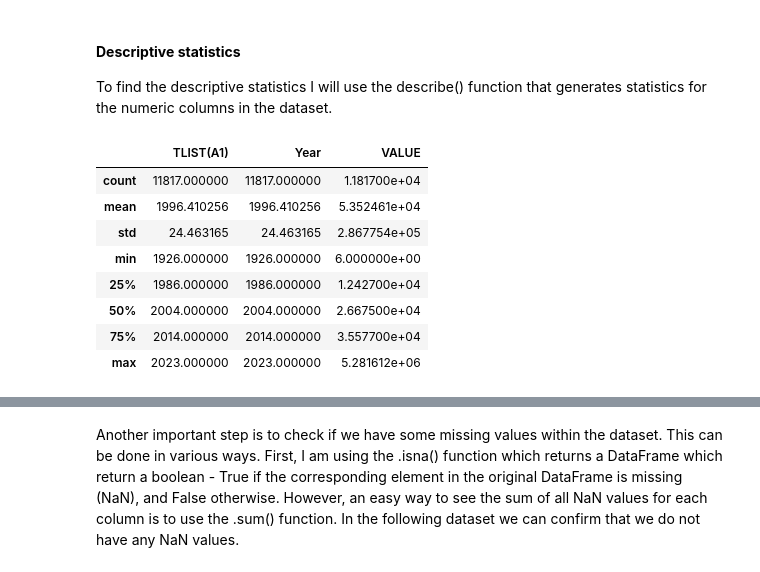
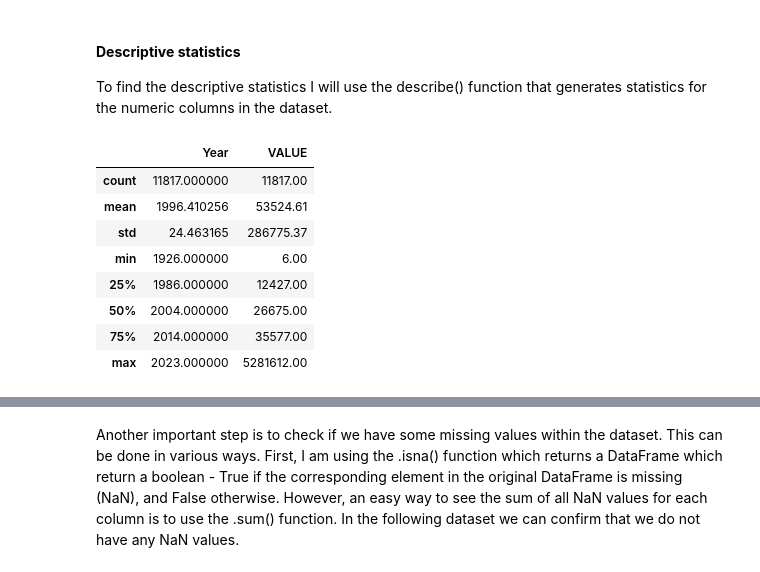
Before and after one commit to mkoleva0/DataAnalytics_CA1, a Jupyter notebook: CA1_Data_Prep_V4.ipynb, the cells around one changed output, grey strips where cells are left out. Saved outputs shown, nothing was run; the diff lists cells and outputs as text; code cells hidden in the pictures.

```diff
--- a/CA1_Data_Prep_V4.ipynb
+++ b/CA1_Data_Prep_V4.ipynb
@@ -32,6 +33,9 @@ def millions_formatter(x, pos):
 
 def thousands_formatter(x, pos):
     return f'{x / 1e3} K'
+
+def standard_decimal_notation_formatter(x):
+    return '{:.2f}'.format(x)
 # %% [markdown]
 #### **Load the dataset into a DataFrame**
 
@@ -107,0 +127,3 @@ memory usage: 923.3+ KB
+# %%
+population_df = population_df.drop(['STATISTIC', 'STATISTIC Label', 'TLIST(A1)'], axis=1)
+population_df
@@ -107,0 +144,3 @@ memory usage: 923.3+ KB
+# %%
+population_df = population_df.rename(columns={'C02076V03371':'Age category', 'C02199V02655':'Sex category'})
+population_df.head(10)
@@ -111,17 +162,19 @@ memory usage: 923.3+ KB
 To find the descriptive statistics I will use the describe() function that generates statistics for the numeric columns in the dataset.
 # %%
 #this only works for continuous variables
-population_df.describe()
+description = population_df.describe()
+description['VALUE'] = description['VALUE'].apply(standard_decimal_notation_formatter)
+description
 # %% [output]
-|  | TLIST(A1) | Year | VALUE |
-| count | 11817.000000 | 11817.000000 | 1.181700e+04 |
-| mean | 1996.410256 | 1996.410256 | 5.352461e+04 |
-| std | 24.463165 | 24.463165 | 2.867754e+05 |
-| min | 1926.000000 | 1926.000000 | 6.000000e+00 |
-| 25% | 1986.000000 | 1986.000000 | 1.242700e+04 |
-| 50% | 2004.000000 | 2004.000000 | 2.667500e+04 |
-| 75% | 2014.000000 | 2014.000000 | 3.557700e+04 |
-| max | 2023.000000 | 2023.000000 | 5.281612e+06 |
+|  | Year | VALUE |
+| count | 11817.000000 | 11817.00 |
+| mean | 1996.410256 | 53524.61 |
+| std | 24.463165 | 286775.37 |
+| min | 1926.000000 | 6.00 |
+| 25% | 1986.000000 | 12427.00 |
+| 50% | 2004.000000 | 26675.00 |
+| 75% | 2014.000000 | 35577.00 |
+| max | 2023.000000 | 5281612.00 |
 # %% [markdown]
 <div style="text-align: center;">
   <div style="display: inline-block;">
```
Also changed, not shown: parts of 41 cells of this notebook.
